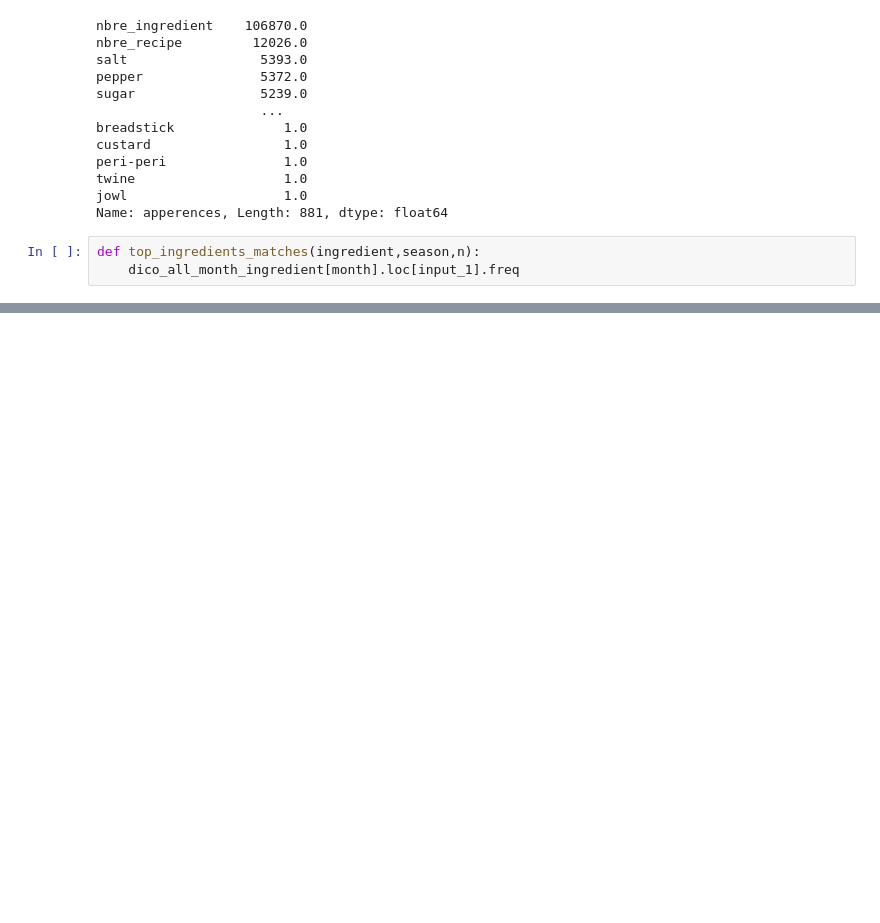
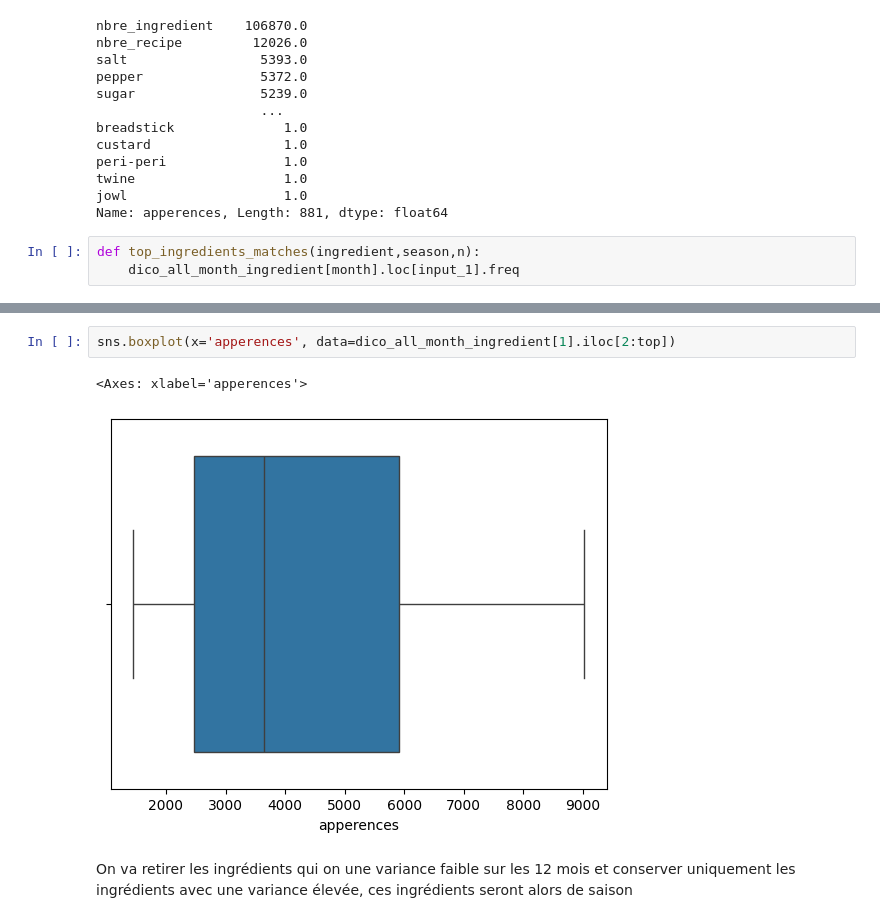
Before and after one commit to ramzinaji/analyse_cooking_app, a Jupyter notebook: etude_app_cuisine/script.ipynb, the cells around one changed output, grey strips where cells are left out. Saved outputs shown, nothing was run; the diff lists cells and outputs as text; blank space fills up the shorter version.

```diff
--- a/etude_app_cuisine/script.ipynb
+++ b/etude_app_cuisine/script.ipynb
@@ -696,0 +770,7 @@ def top_ingredients_matches(ingredient,season,n):
+# %%
+sns.boxplot(x='apperences', data=dico_all_month_ingredient[1].iloc[2:top])
+# %% [output]
+<Axes: xlabel='apperences'>
+[figure, added]
+# %% [markdown]
+On va retirer les ingrédients qui on une variance faible sur les 12 mois et conserver uniquement les ingrédients avec une variance élevée, ces ingrédients seront alors de saison
```
Also changed, not shown: parts of 19 cells of this notebook, 6 other files.
